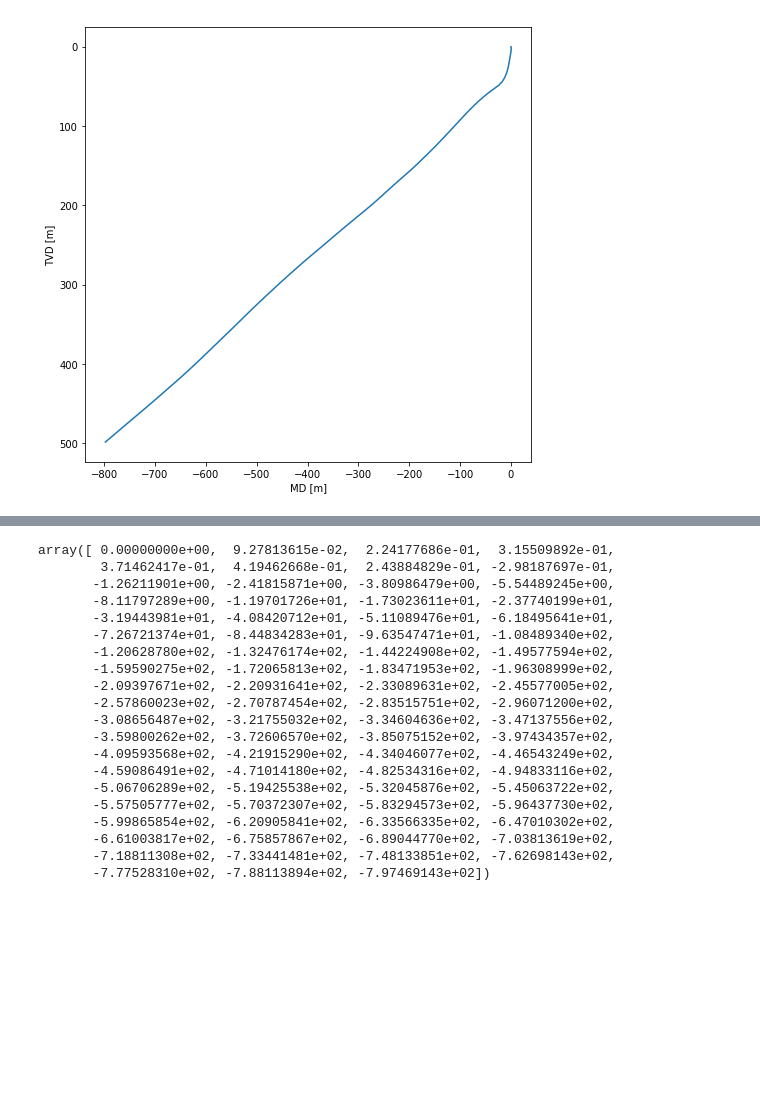
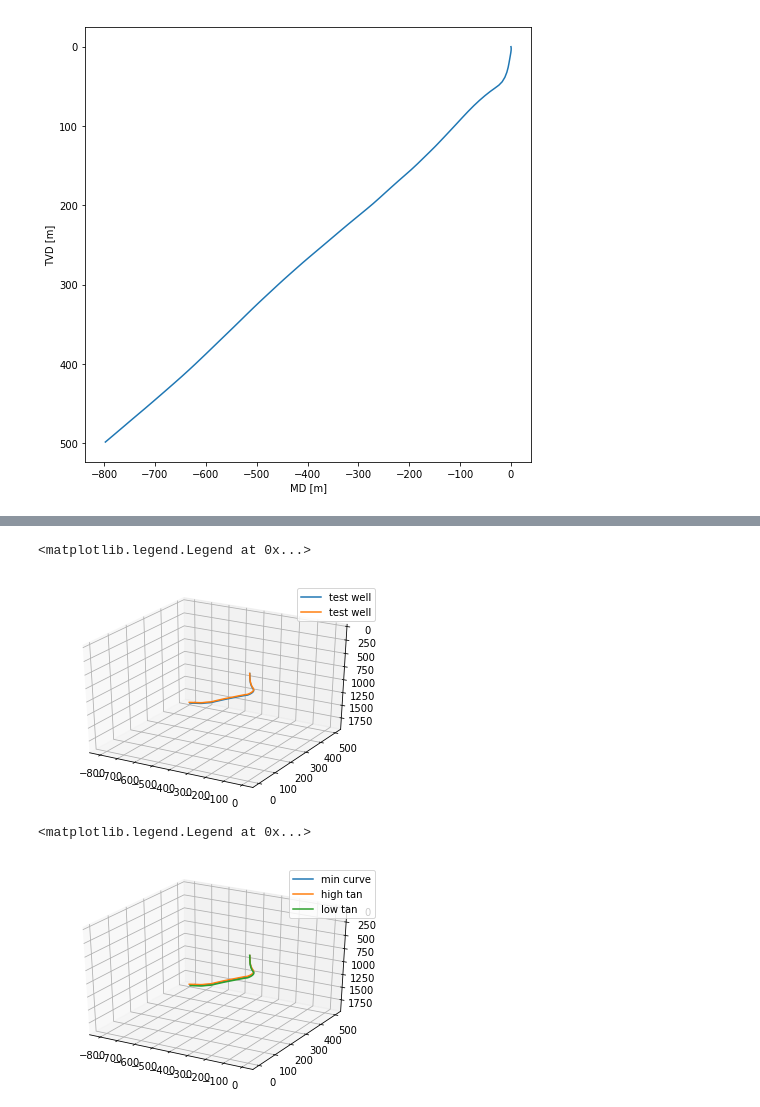
Before and after one commit to Zabamund/wellpathpy, a Jupyter notebook: notebooks/Wellpathpy_proto.ipynb, the cells around one changed output, grey strips where cells are left out. Drawn from its saved outputs; the diff is of its cells as text; code cells hidden in the pictures; blank space fills up the shorter version.

Commit message:
Add high and low tangential methods
Add code and tests for high and low tangential methods

```diff
--- a/notebooks/Wellpathpy_proto.ipynb
+++ b/notebooks/Wellpathpy_proto.ipynb
@@ -483,8 +483,8 @@ def min_curve_method(md, inc, azi):
         Dogleg in degrees/100ft or degrees/30m
         Requires `.get_header()` ouput
     Implement surface location
-        replace `np.insert([tvd,northing, easting], 0, 0)` with
-        `np.insert([tvd,northing], 0, <surface location<)`
+        replace `np.insert([tvd, northing, easting], 0, 0)` with
+        `np.insert([tvd, northing, easting], 0, <surface location>)`
     """
     # inputs are array-like
     try:
@@ -646,23 +599,0 @@ array([0.00000000e+00, 4.29312170e-01, 8.75902465e-01, 1.36729564e+00,
-# %%
-easting
-# %% [output]
-array([ 0.00000000e+00,  9.27813615e-02,  2.24177686e-01,  3.15509892e-01,
-        3.71462417e-01,  4.19462668e-01,  2.43884829e-01, -2.98187697e-01,
-       -1.26211901e+00, -2.41815871e+00, -3.80986479e+00, -5.54489245e+00,
-       -8.11797289e+00, -1.19701726e+01, -1.73023611e+01, -2.37740199e+01,
-       -3.19443981e+01, -4.08420712e+01, -5.11089476e+01, -6.18495641e+01,
-       -7.26721374e+01, -8.44834283e+01, -9.63547471e+01, -1.08489340e+02,
-       -1.20628780e+02, -1.32476174e+02, -1.44224908e+02, -1.49577594e+02,
-       -1.59590275e+02, -1.72065813e+02, -1.83471953e+02, -1.96308999e+02,
-       -2.09397671e+02, -2.20931641e+02, -2.33089631e+02, -2.45577005e+02,
-       -2.57860023e+02, -2.70787454e+02, -2.83515751e+02, -2.96071200e+02,
-       -3.08656487e+02, -3.21755032e+02, -3.34604636e+02, -3.47137556e+02,
-       -3.59800262e+02, -3.72606570e+02, -3.85075152e+02, -3.97434357e+02,
-       -4.09593568e+02, -4.21915290e+02, -4.34046077e+02, -4.46543249e+02,
-       -4.59086491e+02, -4.71014180e+02, -4.82534316e+02, -4.94833116e+02,
-       -5.06706289e+02, -5.19425538e+02, -5.32045876e+02, -5.45063722e+02,
-       -5.57505777e+02, -5.70372307e+02, -5.83294573e+02, -5.96437730e+02,
-       -5.99865854e+02, -6.20905841e+02, -6.33566335e+02, -6.47010302e+02,
-       -6.61003817e+02, -6.75857867e+02, -6.89044770e+02, -7.03813619e+02,
-       -7.18811308e+02, -7.33441481e+02, -7.48133851e+02, -7.62698143e+02,
-       -7.77528310e+02, -7.88113894e+02, -7.97469143e+02])
@@ -668,0 +692,15 @@ array([ 0.00000000e+00,  9.27813615e-02,  2.24177686e-01,  3.15509892e-01,
+# %%
+tvd_ht, mN_ht, mE_ht = high_tan_method(dev['MD[m]'].values, dev['Inc[deg]'].values, dev['Azi[deg]'].values)
+# %%
+from mpl_toolkits.mplot3d import Axes3D
+
+fig = plt.figure()
+ax = fig.gca(projection='3d')
+
+ax.plot(easting, northing, tvd, label='test well')
+ax.plot(mE_ht, mN_ht, tvd_ht, label='test well')
+ax.invert_zaxis()
+ax.legend()
+# %% [output]
+<matplotlib.legend.Legend at 0x...>
+[figure, added]
@@ -668,0 +801,14 @@ array([ 0.00000000e+00,  9.27813615e-02,  2.24177686e-01,  3.15509892e-01,
+# %%
+from mpl_toolkits.mplot3d import Axes3D
+
+fig = plt.figure()
+ax = fig.gca(projection='3d')
+
+ax.plot(easting, northing, tvd, label='min curve')
+ax.plot(mE_ht, mN_ht, tvd_ht, label='high tan')
+ax.plot(mE_lt, mN_lt, tvd_lt, label='low tan')
+ax.invert_zaxis()
+ax.legend()
+# %% [output]
+<matplotlib.legend.Legend at 0x...>
+[figure, added]
```
Also changed, not shown: parts of 5 cells of this notebook, 4 other files.
